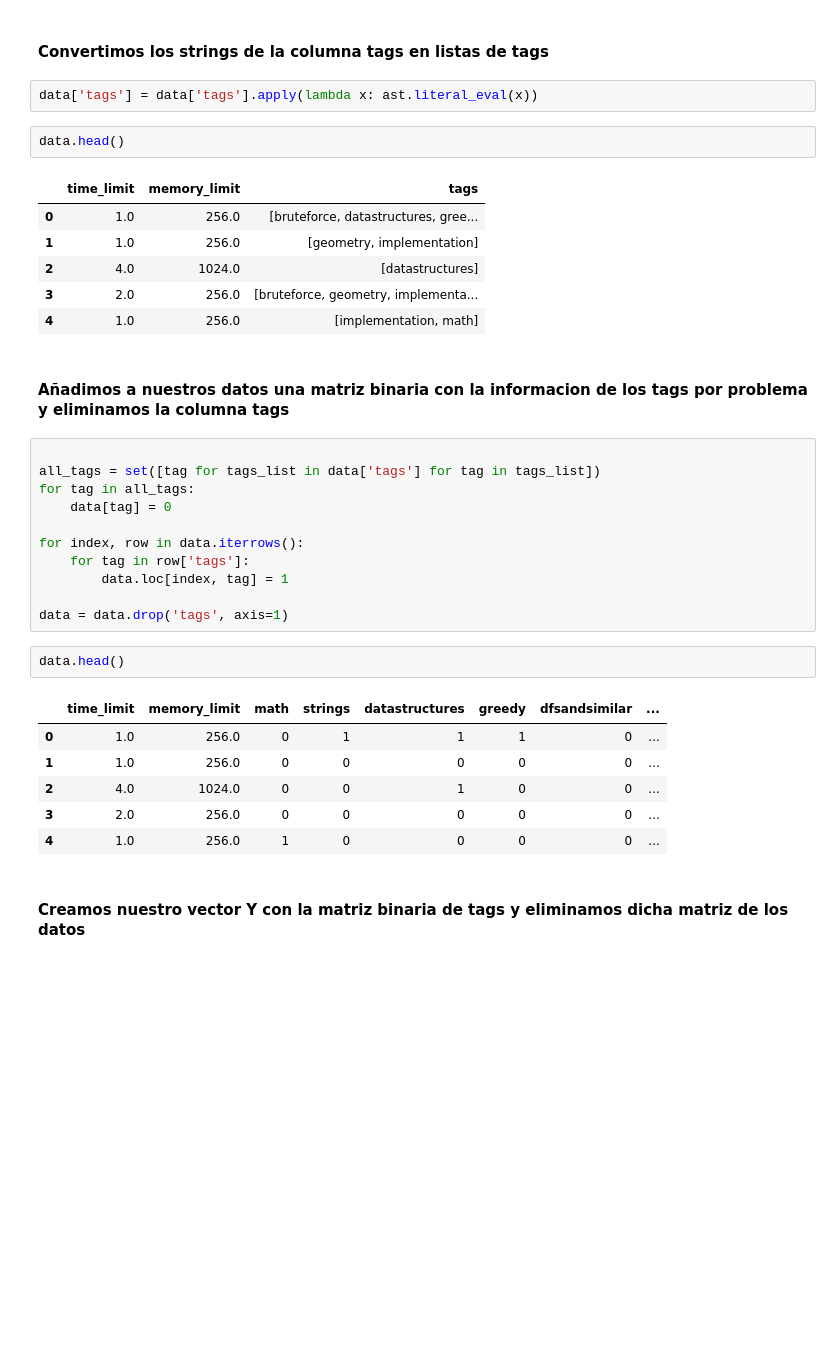
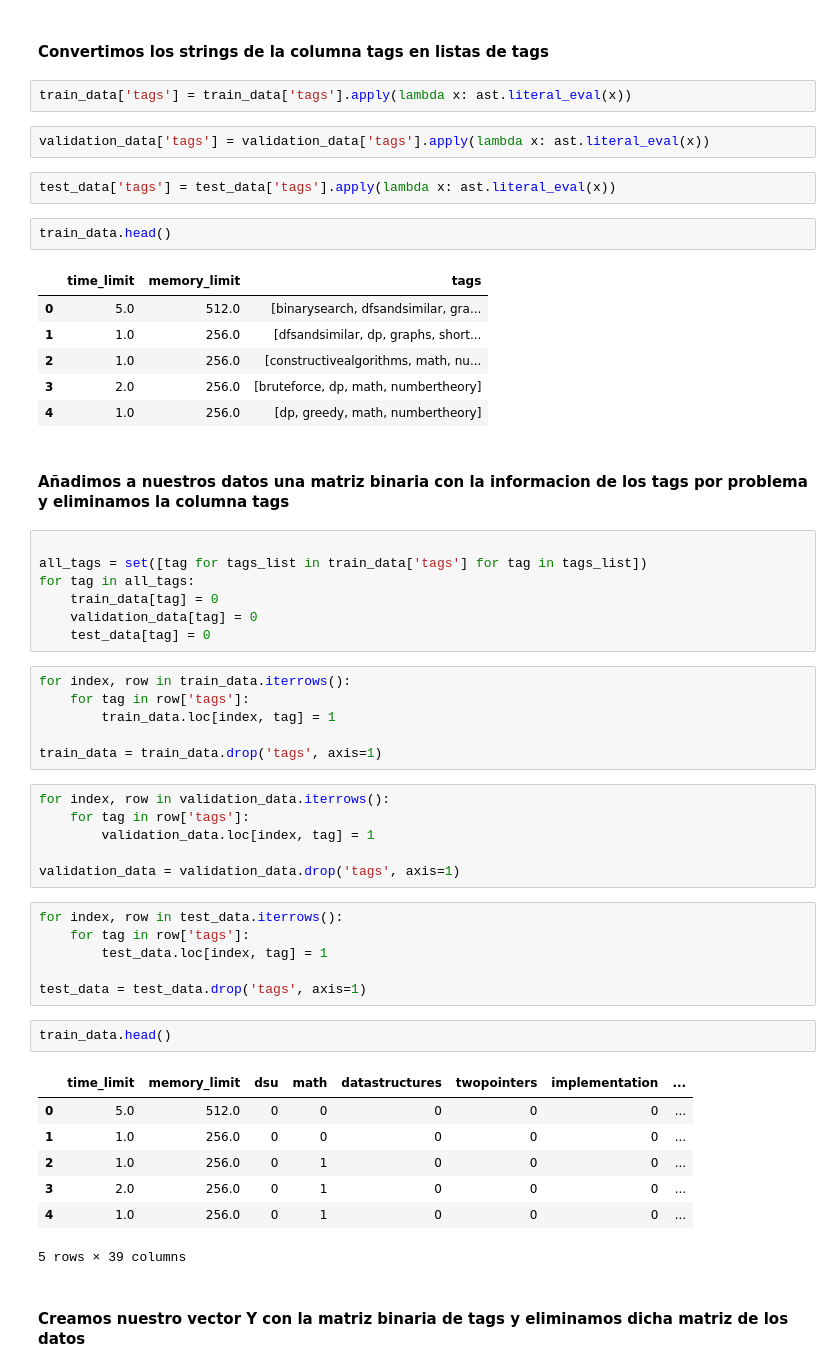
Before and after one commit to ARJ-Code/codeforce-tag-predictor, a Jupyter notebook: src/knn_model/knn.ipynb, the cells around one changed output. Saved outputs shown, nothing was run; the diff lists cells and outputs as text; blank space fills up the shorter version.

```diff
--- a/src/knn_model/knn.ipynb
+++ b/src/knn_model/knn.ipynb
@@ -69,37 +89,56 @@ data.head()
 # %% [markdown]
 #### Convertimos los strings de la columna tags en listas de tags
 # %%
-data['tags'] = data['tags'].apply(lambda x: ast.literal_eval(x))
+train_data['tags'] = train_data['tags'].apply(lambda x: ast.literal_eval(x))
+# %%
+validation_data['tags'] = validation_data['tags'].apply(lambda x: ast.literal_eval(x))
+# %%
+test_data['tags'] = test_data['tags'].apply(lambda x: ast.literal_eval(x))
 # %%
-data.head()
+train_data.head()
 # %% [output]
 |  | time_limit | memory_limit | tags |
-| 0 | 1.0 | 256.0 | [bruteforce, datastructures, gree... |
-| 1 | 1.0 | 256.0 | [geometry, implementation] |
-| 2 | 4.0 | 1024.0 | [datastructures] |
-| 3 | 2.0 | 256.0 | [bruteforce, geometry, implementa... |
-| 4 | 1.0 | 256.0 | [implementation, math] |
+| 0 | 5.0 | 512.0 | [binarysearch, dfsandsimilar, gra... |
+| 1 | 1.0 | 256.0 | [dfsandsimilar, dp, graphs, short... |
+| 2 | 1.0 | 256.0 | [constructivealgorithms, math, nu... |
+| 3 | 2.0 | 256.0 | [bruteforce, dp, math, numbertheory] |
+| 4 | 1.0 | 256.0 | [dp, greedy, math, numbertheory] |
 # %% [markdown]
 #### Añadimos a nuestros datos una matriz binaria con la informacion de los tags por problema y eliminamos la columna tags
 # %%
 
-all_tags = set([tag for tags_list in data['tags'] for tag in tags_list])
+all_tags = set([tag for tags_list in train_data['tags'] for tag in tags_list])
 for tag in all_tags:
-    data[tag] = 0
-
-for index, row in data.iterrows():
-    for tag in row['tags']:
-        data.loc[index, tag] = 1
-
-data = data.drop('tags', axis=1)
+    train_data[tag] = 0
+    validation_data[tag] = 0
+    test_data[tag] = 0
+# %%
+for index, row in train_data.iterrows():
+    for tag in row['tags']:
+        train_data.loc[index, tag] = 1
+
+train_data = train_data.drop('tags', axis=1)
+# %%
+for index, row in validation_data.iterrows():
+    for tag in row['tags']:
+        validation_data.loc[index, tag] = 1
+
+validation_data = validation_data.drop('tags', axis=1)
+# %%
+for index, row in test_data.iterrows():
+    for tag in row['tags']:
+        test_data.loc[index, tag] = 1
+
+test_data = test_data.drop('tags', axis=1)
 # %%
-data.head()
+train_data.head()
 # %% [output]
-|  | time_limit | memory_limit | math | strings | datastructures | greedy | dfsandsimilar | ... |
-| 0 | 1.0 | 256.0 | 0 | 1 | 1 | 1 | 0 | ... |
+|  | time_limit | memory_limit | dsu | math | datastructures | twopointers | implementation | ... |
+| 0 | 5.0 | 512.0 | 0 | 0 | 0 | 0 | 0 | ... |
 | 1 | 1.0 | 256.0 | 0 | 0 | 0 | 0 | 0 | ... |
-| 2 | 4.0 | 1024.0 | 0 | 0 | 1 | 0 | 0 | ... |
-| 3 | 2.0 | 256.0 | 0 | 0 | 0 | 0 | 0 | ... |
-| 4 | 1.0 | 256.0 | 1 | 0 | 0 | 0 | 0 | ... |
+| 2 | 1.0 | 256.0 | 0 | 1 | 0 | 0 | 0 | ... |
+| 3 | 2.0 | 256.0 | 0 | 1 | 0 | 0 | 0 | ... |
+| 4 | 1.0 | 256.0 | 0 | 1 | 0 | 0 | 0 | ... |
+5 rows × 39 columns
 # %% [markdown]
 #### Creamos nuestro vector Y con la matriz binaria de tags y eliminamos dicha matriz de los datos
```
Also changed, not shown: parts of 23 cells of this notebook, 1 other file.
